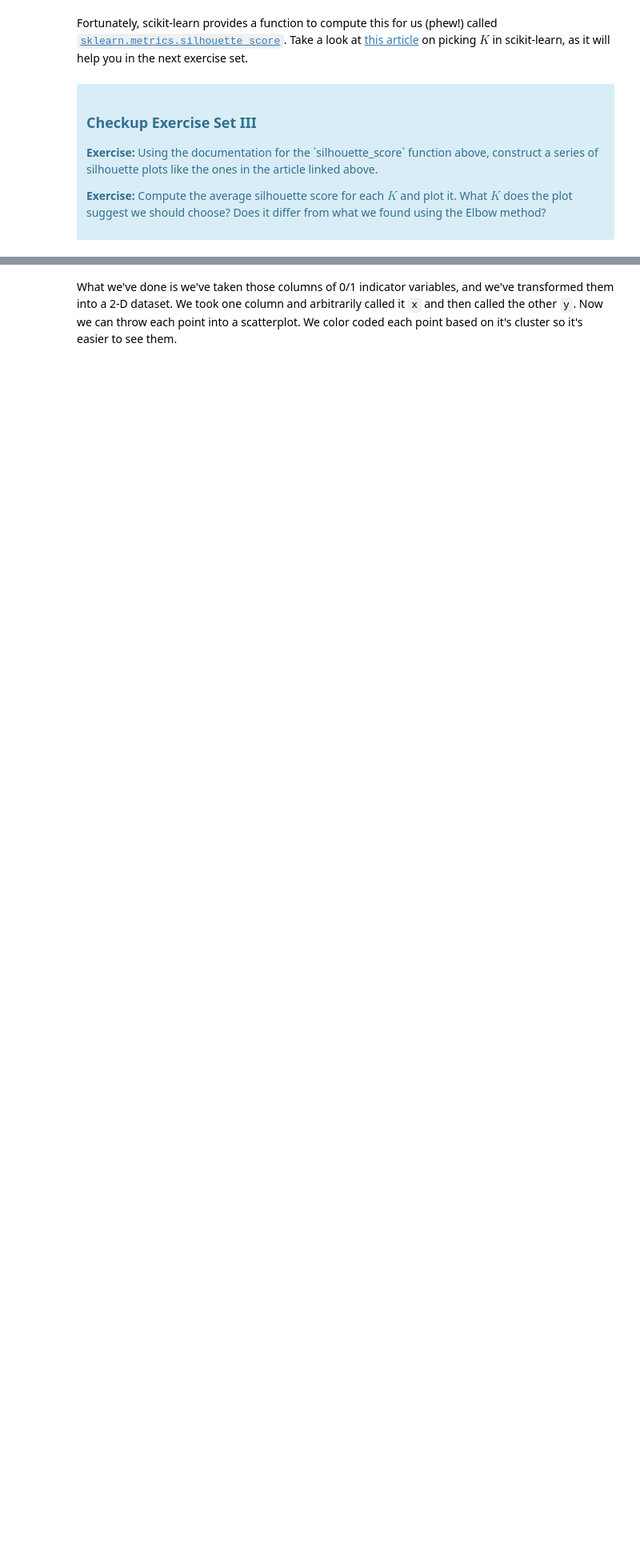
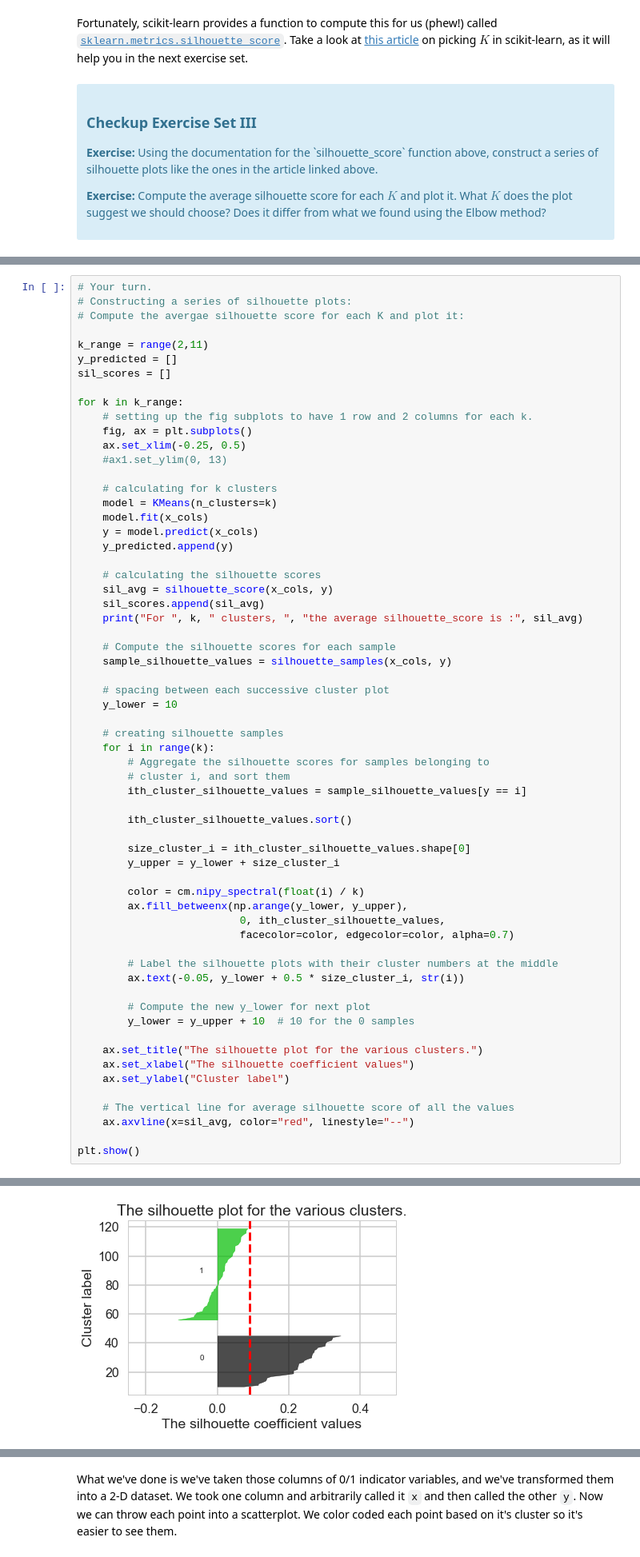
Before and after one commit to harsha-nilakantan/Springboard, a Jupyter notebook: 8.5 Introduction to Unsupervised Learning- Project/Customer Segmentation Using Clustering - Instructions and Exercise/Mini_Project_Clustering.ipynb, the cells around one changed output, grey strips where cells are left out. Shown at 80% size. Drawn from its saved outputs; the diff is of its cells as text; blank space fills up the shorter version.

Commit message:
Clustering mini-projects, EDA initial commit, Capstone 80% commit

```diff
--- a/8.5 Introduction to Unsupervised Learning- Project/Customer Segmentation Using Clustering - Instructions and Exercise/Mini_Project_Clustering.ipynb
+++ b/8.5 Introduction to Unsupervised Learning- Project/Customer Segmentation Using Clustering - Instructions and Exercise/Mini_Project_Clustering.ipynb
@@ -221,0 +226,63 @@ Fortunately, scikit-learn provides a function to compute this for us (phew!) cal
+# %%
+# Your turn.
+# Constructing a series of silhouette plots:
+# Compute the avergae silhouette score for each K and plot it:
+
+k_range = range(2,11)
+y_predicted = []
+sil_scores = []
+
+for k in k_range:
+    # setting up the fig subplots to have 1 row and 2 columns for each k.
+    fig, ax = plt.subplots()
+    ax.set_xlim(-0.25, 0.5)
+    #ax1.set_ylim(0, 13)
+
+    # calculating for k clusters
+    model = KMeans(n_clusters=k)
+    model.fit(x_cols)
+    y = model.predict(x_cols)
+    y_predicted.append(y)
+
+    # calculating the silhouette scores
+    sil_avg = silhouette_score(x_cols, y)
+    sil_scores.append(sil_avg)
+    print("For ", k, " clusters, ", "the average silhouette_score is :", sil_avg)
+
+    # Compute the silhouette scores for each sample
+    sample_silhouette_values = silhouette_samples(x_cols, y)
+
+    # spacing between each successive cluster plot
+    y_lower = 10
+
+    # creating silhouette samples
+    for i in range(k):
+        # Aggregate the silhouette scores for samples belonging to
+        # cluster i, and sort them
+        ith_cluster_silhouette_values = sample_silhouette_values[y == i]
+
+        ith_cluster_silhouette_values.sort()
+
+        size_cluster_i = ith_cluster_silhouette_values.shape[0]
+        y_upper = y_lower + size_cluster_i
+
+        color = cm.nipy_spectral(float(i) / k)
+        ax.fill_betweenx(np.arange(y_lower, y_upper),
+                          0, ith_cluster_silhouette_values,
+                          facecolor=color, edgecolor=color, alpha=0.7)
+
+        # Label the silhouette plots with their cluster numbers at the middle
+        ax.text(-0.05, y_lower + 0.5 * size_cluster_i, str(i))
+
+        # Compute the new y_lower for next plot
+        y_lower = y_upper + 10  # 10 for the 0 samples
+
+    ax.set_title("The silhouette plot for the various clusters.")
+    ax.set_xlabel("The silhouette coefficient values")
+    ax.set_ylabel("Cluster label")
+
+    # The vertical line for average silhouette score of all the values
+    ax.axvline(x=sil_avg, color="red", linestyle="--")
+
+plt.show()
+# %% [output]
@@ -221,0 +298 @@ Fortunately, scikit-learn provides a function to compute this for us (phew!) cal
+[figure, added]
```
Also changed, not shown: parts of 31 cells of this notebook, 4 other files.
